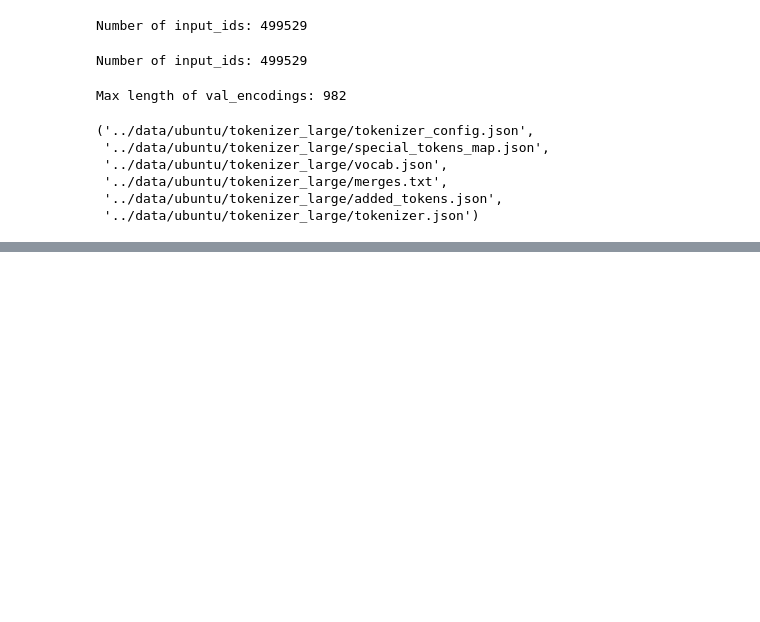
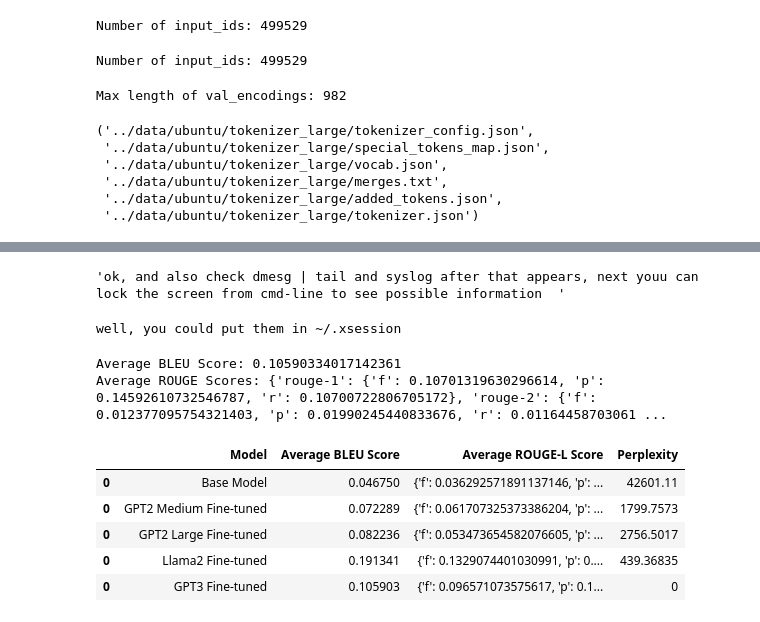
Before and after one commit to jeffreykthomas/AAI-520-Final-Project, a Jupyter notebook: AAI_520_Final_Project.ipynb, the cells around one changed output, grey strips where cells are left out. Drawn from its saved outputs; the diff is of its cells as text; code cells hidden in the pictures; blank space fills up the shorter version.

```diff
--- a/AAI_520_Final_Project.ipynb
+++ b/AAI_520_Final_Project.ipynb
@@ -856,0 +1113,4 @@ average_bleu, average_rouge = get_average_evaluation_scores(base_model, test_enc
+# %%
+gpt3_ground_truths[40]
+# %% [output]
+'ok, and also check dmesg | tail and syslog after that appears, next youu can lock the screen from cmd-line to see possible information  '
@@ -856,0 +1121,14 @@ average_bleu, average_rouge = get_average_evaluation_scores(base_model, test_enc
+# %%
+generated_response = openai.ChatCompletion.create(
+    model="ft:gpt-3.5-turbo-0613:mentors-more::8AMjJzqE",
+    messages=gpt3_prompts[0]['messages'],
+    temperature=0.5,
+    max_tokens=256,
+    top_p=1,
+    frequency_penalty=1.05,
+    presence_penalty=0.5,
+    stop=["<|endoftext|>", "User:"]
+)
+print(generated_response['choices'][0]['message']['content'])
+# %% [output]
+well, you could put them in ~/.xsession
@@ -856,0 +1151,6 @@ average_bleu, average_rouge = get_average_evaluation_scores(base_model, test_enc
+# %%
+# Calculate BLEU and ROUGE scores
+gpt3_average_bleu, gpt3_average_rouge = get_average_evaluation_scores(gpt3_ground_truths, gpt3_generated_responses)
+# %% [output]
+Average BLEU Score: 0.10590334017142361
+Average ROUGE Scores: {'rouge-1': {'f': 0.10701319630296614, 'p': 0.14592610732546787, 'r': 0.10700722806705172}, 'rouge-2': {'f': 0.012377095754321403, 'p': 0.01990245440833676, 'r': 0.01164458703061 ...
@@ -856,0 +1163,9 @@ average_bleu, average_rouge = get_average_evaluation_scores(base_model, test_enc
+# %%
+results_df
+# %% [output]
+|  | Model | Average BLEU Score | Average ROUGE-L Score | Perplexity |
+| 0 | Base Model | 0.046750 | {'f': 0.036292571891137146, 'p': ... | 42601.11 |
+| 0 | GPT2 Medium Fine-tuned | 0.072289 | {'f': 0.061707325373386204, 'p': ... | 1799.7573 |
+| 0 | GPT2 Large Fine-tuned | 0.082236 | {'f': 0.053473654582076605, 'p': ... | 2756.5017 |
+| 0 | Llama2 Fine-tuned | 0.191341 | {'f': 0.1329074401030991, 'p': 0.... | 439.36835 |
+| 0 | GPT3 Fine-tuned | 0.105903 | {'f': 0.096571073575617, 'p': 0.1... | 0 |
```
Also changed, not shown: parts of 96 cells of this notebook, 4 other files.
